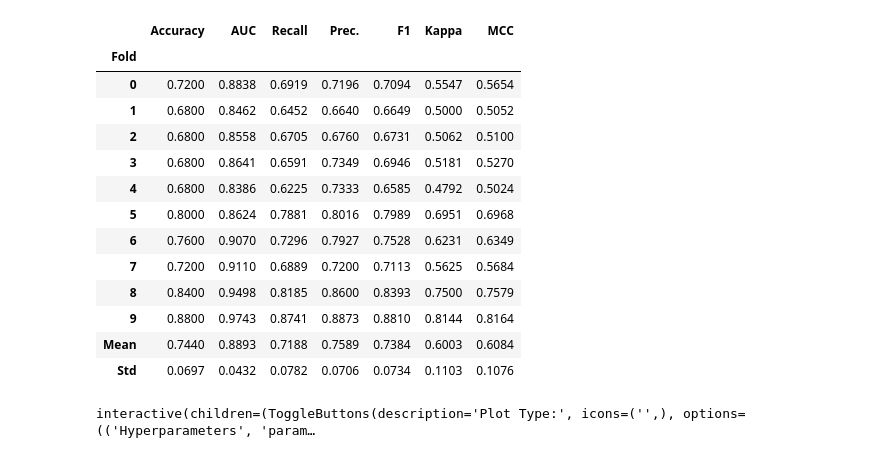
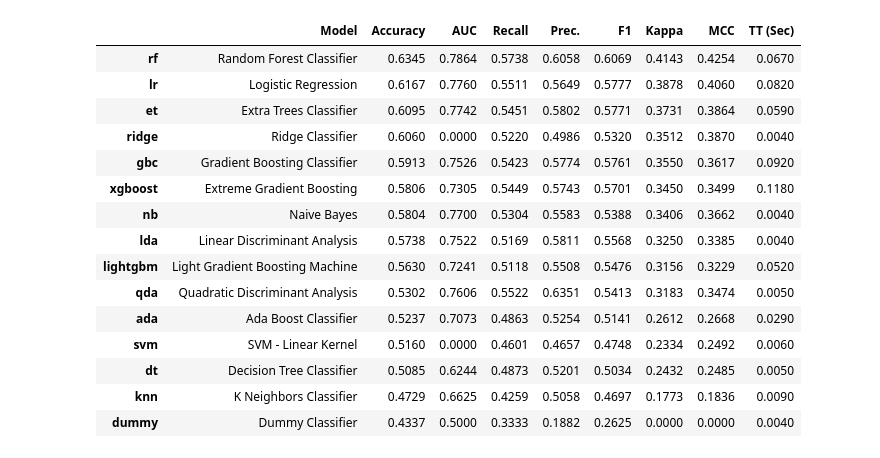
Before and after one commit to ido-tzhori/halftime, a Jupyter notebook: pycaret_profit_tester_eng.ipynb, the cells around one changed output. Cells and saved outputs as stored; diff of their text form; code cells hidden in the pictures.

```diff
--- a/pycaret_profit_tester_eng.ipynb
+++ b/pycaret_profit_tester_eng.ipynb
@@ -93,22 +87,19 @@ LGBMClassifier(bagging_fraction=0.8, bagging_freq=0, boosting_type='gbdt',
-# %%
-xgb = create_model('xgboost')
-tuned = tune_model(xgb, optimize = 'recall')
-# %% [output]
-|  | Accuracy | AUC | Recall | Prec. | F1 | Kappa | MCC |
-| Fold |  |  |  |  |  |  |  |
-| 0 | 0.7200 | 0.8838 | 0.6919 | 0.7196 | 0.7094 | 0.5547 | 0.5654 |
-| 1 | 0.6800 | 0.8462 | 0.6452 | 0.6640 | 0.6649 | 0.5000 | 0.5052 |
-| 2 | 0.6800 | 0.8558 | 0.6705 | 0.6760 | 0.6731 | 0.5062 | 0.5100 |
-| 3 | 0.6800 | 0.8641 | 0.6591 | 0.7349 | 0.6946 | 0.5181 | 0.5270 |
-| 4 | 0.6800 | 0.8386 | 0.6225 | 0.7333 | 0.6585 | 0.4792 | 0.5024 |
-| 5 | 0.8000 | 0.8624 | 0.7881 | 0.8016 | 0.7989 | 0.6951 | 0.6968 |
-| 6 | 0.7600 | 0.9070 | 0.7296 | 0.7927 | 0.7528 | 0.6231 | 0.6349 |
-| 7 | 0.7200 | 0.9110 | 0.6889 | 0.7200 | 0.7113 | 0.5625 | 0.5684 |
-| 8 | 0.8400 | 0.9498 | 0.8185 | 0.8600 | 0.8393 | 0.7500 | 0.7579 |
-| 9 | 0.8800 | 0.9743 | 0.8741 | 0.8873 | 0.8810 | 0.8144 | 0.8164 |
-| Mean | 0.7440 | 0.8893 | 0.7188 | 0.7589 | 0.7384 | 0.6003 | 0.6084 |
-| Std | 0.0697 | 0.0432 | 0.0782 | 0.0706 | 0.0734 | 0.1103 | 0.1076 |
-# %%
-evaluate_model(tuned)
-# %% [output]
-interactive(children=(ToggleButtons(description='Plot Type:', icons=('',), options=(('Hyperparameters', 'param…
+# %%
+best = compare_models(n_select = 15)
+# %% [output]
+|  | Model | Accuracy | AUC | Recall | Prec. | F1 | Kappa | MCC | TT (Sec) |
+| rf | Random Forest Classifier | 0.6345 | 0.7864 | 0.5738 | 0.6058 | 0.6069 | 0.4143 | 0.4254 | 0.0670 |
+| lr | Logistic Regression | 0.6167 | 0.7760 | 0.5511 | 0.5649 | 0.5777 | 0.3878 | 0.4060 | 0.0820 |
+| et | Extra Trees Classifier | 0.6095 | 0.7742 | 0.5451 | 0.5802 | 0.5771 | 0.3731 | 0.3864 | 0.0590 |
+| ridge | Ridge Classifier | 0.6060 | 0.0000 | 0.5220 | 0.4986 | 0.5320 | 0.3512 | 0.3870 | 0.0040 |
+| gbc | Gradient Boosting Classifier | 0.5913 | 0.7526 | 0.5423 | 0.5774 | 0.5761 | 0.3550 | 0.3617 | 0.0920 |
+| xgboost | Extreme Gradient Boosting | 0.5806 | 0.7305 | 0.5449 | 0.5743 | 0.5701 | 0.3450 | 0.3499 | 0.1180 |
+| nb | Naive Bayes | 0.5804 | 0.7700 | 0.5304 | 0.5583 | 0.5388 | 0.3406 | 0.3662 | 0.0040 |
+| lda | Linear Discriminant Analysis | 0.5738 | 0.7522 | 0.5169 | 0.5811 | 0.5568 | 0.3250 | 0.3385 | 0.0040 |
+| lightgbm | Light Gradient Boosting Machine | 0.5630 | 0.7241 | 0.5118 | 0.5508 | 0.5476 | 0.3156 | 0.3229 | 0.0520 |
+| qda | Quadratic Discriminant Analysis | 0.5302 | 0.7606 | 0.5522 | 0.6351 | 0.5413 | 0.3183 | 0.3474 | 0.0050 |
+| ada | Ada Boost Classifier | 0.5237 | 0.7073 | 0.4863 | 0.5254 | 0.5141 | 0.2612 | 0.2668 | 0.0290 |
+| svm | SVM - Linear Kernel | 0.5160 | 0.0000 | 0.4601 | 0.4657 | 0.4748 | 0.2334 | 0.2492 | 0.0060 |
+| dt | Decision Tree Classifier | 0.5085 | 0.6244 | 0.4873 | 0.5201 | 0.5034 | 0.2432 | 0.2485 | 0.0050 |
+| knn | K Neighbors Classifier | 0.4729 | 0.6625 | 0.4259 | 0.5058 | 0.4697 | 0.1773 | 0.1836 | 0.0090 |
+| dummy | Dummy Classifier | 0.4337 | 0.5000 | 0.3333 | 0.1882 | 0.2625 | 0.0000 | 0.0000 | 0.0040 |
```
Also changed, not shown: parts of 26 cells of this notebook, 2 other files.
